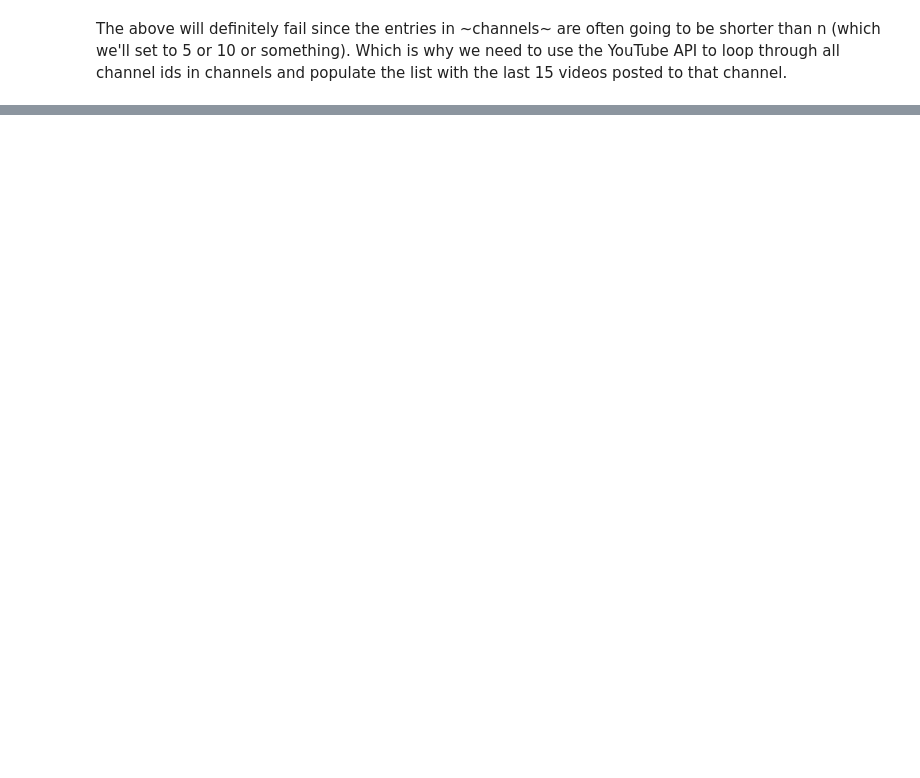
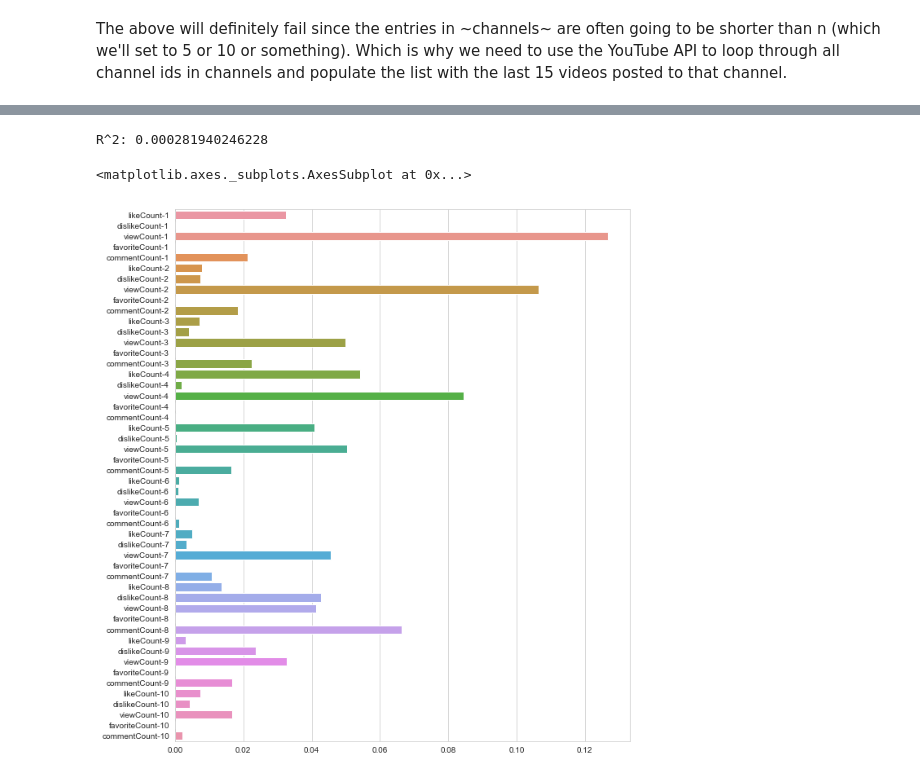
Before and after one commit to jfbraatz/YouTube-Views-Predictor, a Jupyter notebook: progress/Data Exploration.ipynb, the cells around one changed output, grey strips where cells are left out. Drawn from its saved outputs; the diff is of its cells as text; code cells hidden in the pictures; blank space fills up the shorter version.

```diff
--- a/progress/Data Exploration.ipynb
+++ b/progress/Data Exploration.ipynb
@@ -73,8 +84,8 @@ sns.barplot(x=reg.feature_importances_, y=features)
 And then in addition to that regressor, which is a view count predictor based on stats specific to the channel in question, we'll also want another regressor that looks at coarser channel stats like that other group did (total subscribers, total videos, total view counts, etc), and then just based on those try to come up with an estimate of the view counts for the most recent uploads to a channel. And then combine those regressors somehow.
 # %%
 channels = {}
-for _, video in prolific_channels.iterrows():
-    channel_id = video['Channel Id']
+for _, video in df.iterrows():
+    channel_id = video['channel Id']
     if not channel_id in channels:
         channels[channel_id] = [video]
     else:
@@ -96,12 +107,12 @@ def prediction_answer_and_feature_extractor(channel, n):
     if len(channel) < n+1:
         raise Exception("Not enough videos in channel to create a feature vector.")
 
-    video_stat_names = ['LikeCount', 'DislikeCount', 'ViewCount',
-                        'FavoriteCount', 'CommentCount']
-    correct_prediction = channel[-1]['ViewCount']
+    video_stat_names = ['likeCount', 'dislikeCount', 'viewCount',
+                        'favoriteCount', 'commentCount']
+    correct_prediction = channel[-1]['viewCount']
     feature_values = []
     feature_names = []
     for i in range(-2,-n-2,-1):
-        feature_values += channel[i][video_stat_names]
-        feature_names += [name + "_%d"%i for name in video_stat_names]
+        feature_values += list(channel[i][video_stat_names])
+        feature_names += [name + "%d"%(i+1) for name in video_stat_names]
     return (correct_prediction, dict(zip(feature_names, feature_values)))
@@ -115,0 +121,2 @@ df['Channel Id'][0]
+# %%
+prolific_channels = {k:v for k, v in channels.items() if 11 < len(v)}
@@ -115,0 +143,6 @@ df['Channel Id'][0]
+# %%
+data = []
+for channel_id, vids in prolific_channels.iteritems():
+    answer, vid_features = prediction_answer_and_feature_extractor(vids, 10)
+    vid_features['trueViewCount'] = answer
+    data.append(vid_features)
@@ -115,0 +195,24 @@ df['Channel Id'][0]
+# %%
+from xgboost import XGBRegressor
+from sklearn.ensemble import GradientBoostingRegressor
+from sklearn.model_selection import train_test_split
+
+features = ['likeCount', 'dislikeCount', 'viewCount',
+                        'favoriteCount', 'commentCount']
+real_features = [name+'-%d'%i for i in range(1,11) for name in features]
+df = pd.DataFrame(data)
+df = df.dropna()
+X = df[real_features]
+y = df['trueViewCount']
+X_train, X_test, y_train, y_test = train_test_split(X, y, test_size=0.33)
+
+reg = GradientBoostingRegressor()
+reg.fit(X_train, y_train)
+print "R^2: {0}".format(reg.score(X_test, y_test))
+sns.set_style('whitegrid')
+plt.figure(figsize=(10,12))
+sns.barplot(x=reg.feature_importances_, y=real_features)
+# %% [output]
+R^2: 0.000281940246228
+<matplotlib.axes._subplots.AxesSubplot at 0x...>
+[figure, added]
```
Also changed, not shown: parts of 14 cells of this notebook, 1 other file.
